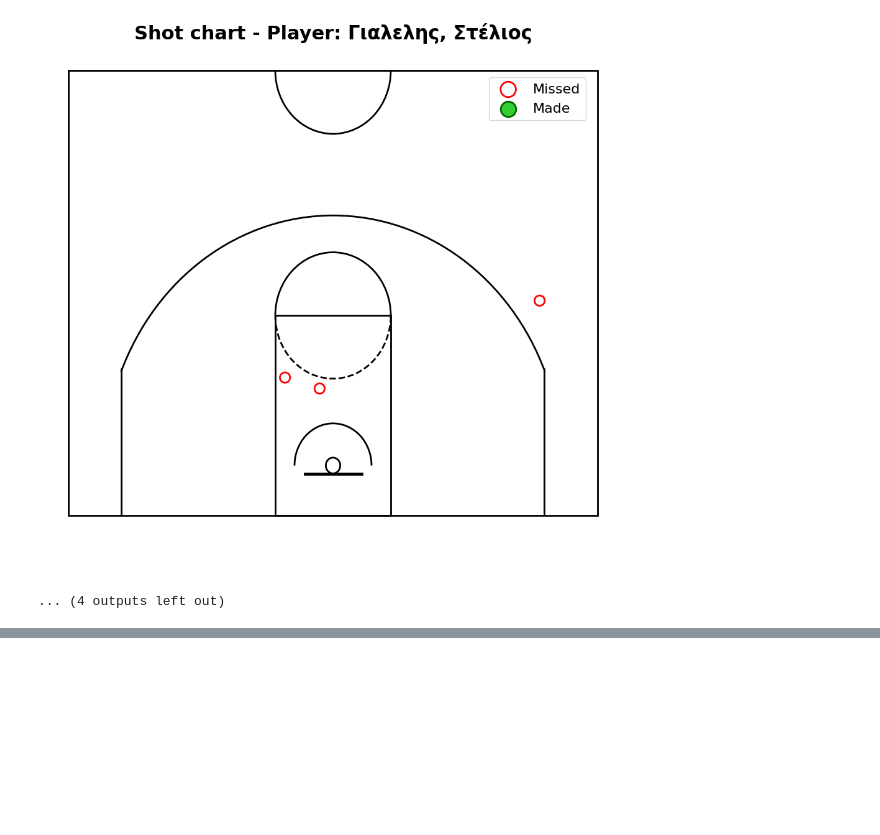
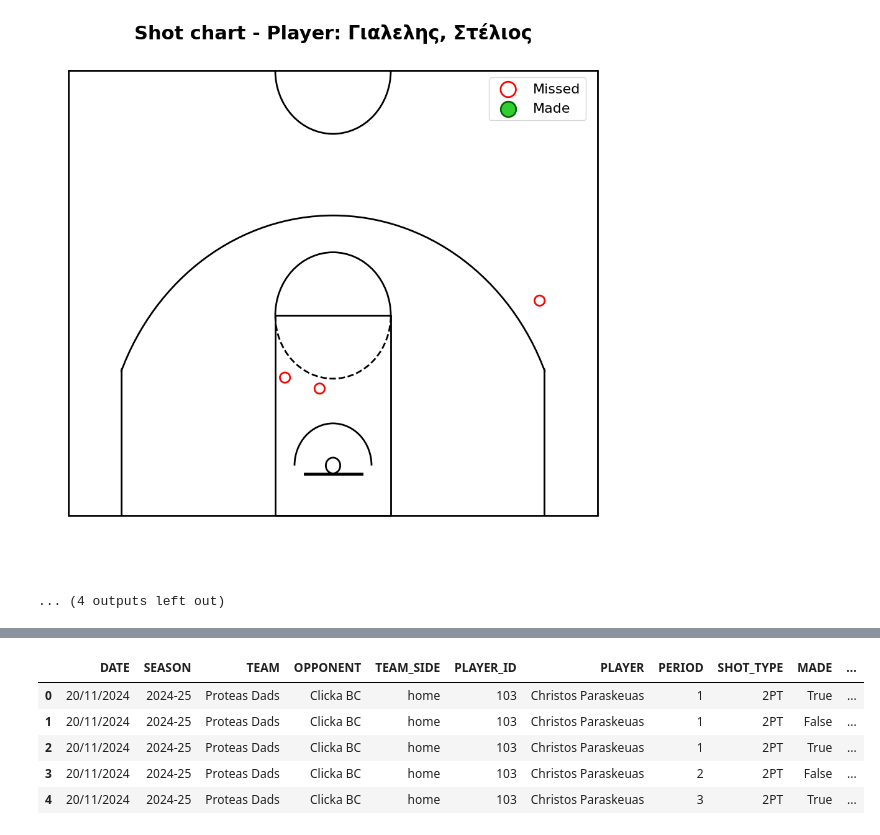
Before and after one commit to nVassakis/basketmaniacs_score_predictor, a Jupyter notebook: notebooks/05_shot_chart.ipynb, the cells around one changed output, grey strips where cells are left out. Cells and saved outputs as stored; diff of their text form; code cells hidden in the pictures; blank space fills up the shorter version.

```diff
--- a/notebooks/05_shot_chart.ipynb
+++ b/notebooks/05_shot_chart.ipynb
@@ -322,0 +329,14 @@ for team, roster in [("away", away_players), ("home", home_players)]:
+# %%
+from pathlib import Path
+import pandas as pd
+
+SHOTS_PATH = Path("../data/processed/shots_master.csv")
+shots_df = pd.read_csv(SHOTS_PATH)
+shots_df.head()
+# %% [output]
+|  | DATE | SEASON | TEAM | OPPONENT | TEAM_SIDE | PLAYER_ID | PLAYER | PERIOD | SHOT_TYPE | MADE | ... |
+| 0 | 20/11/2024 | 2024-25 | Proteas Dads | Clicka BC | home | 103 | Christos Paraskeuas | 1 | 2PT | True | ... |
+| 1 | 20/11/2024 | 2024-25 | Proteas Dads | Clicka BC | home | 103 | Christos Paraskeuas | 1 | 2PT | False | ... |
+| 2 | 20/11/2024 | 2024-25 | Proteas Dads | Clicka BC | home | 103 | Christos Paraskeuas | 1 | 2PT | True | ... |
+| 3 | 20/11/2024 | 2024-25 | Proteas Dads | Clicka BC | home | 103 | Christos Paraskeuas | 2 | 2PT | False | ... |
+| 4 | 20/11/2024 | 2024-25 | Proteas Dads | Clicka BC | home | 103 | Christos Paraskeuas | 3 | 2PT | True | ... |
```
Also changed, not shown: parts of 6 cells of this notebook, 2 other files.
